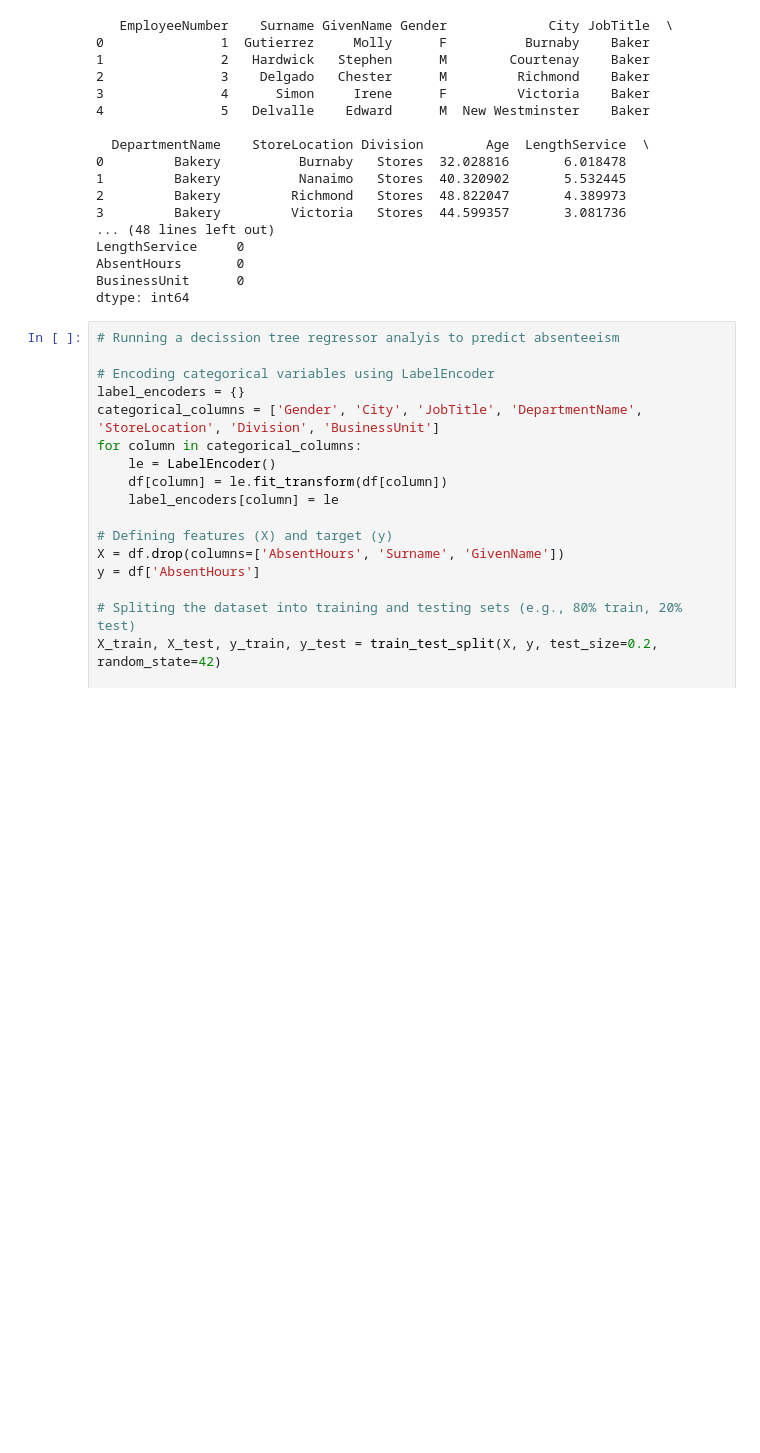
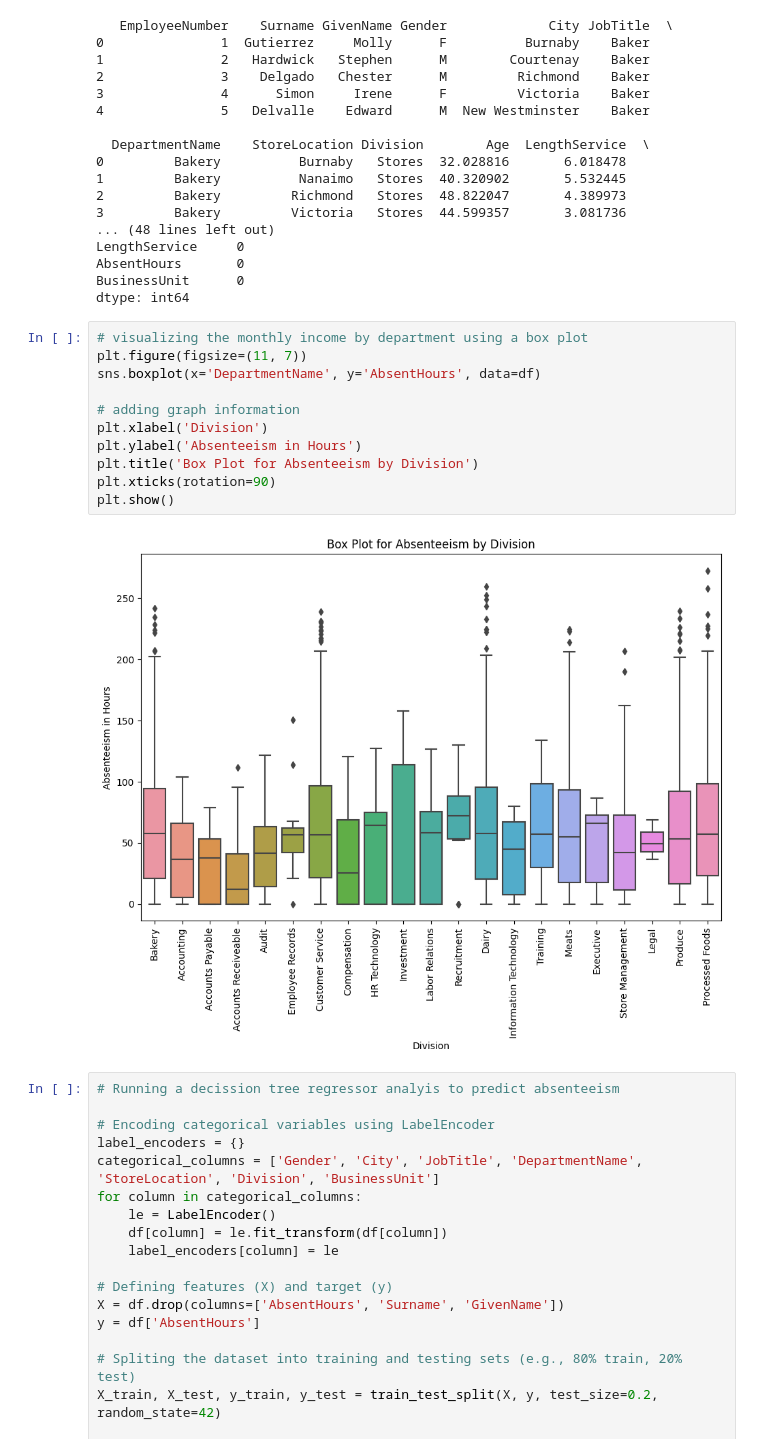
Before and after one commit to VladSaaS/peopleanlaytics, a Jupyter notebook: MFG Employee Absenteeism/MFGAbsenteeism.ipynb, the cells around one changed output. Saved outputs shown, nothing was run; the diff lists cells and outputs as text; blank space fills up the shorter version.

Commit message:
MFG box plot for absent hours by department

```diff
--- a/MFG Employee Absenteeism/MFGAbsenteeism.ipynb
+++ b/MFG Employee Absenteeism/MFGAbsenteeism.ipynb
@@ -42,6 +43,19 @@ LengthService     0
 AbsentHours       0
 BusinessUnit      0
 dtype: int64
+# %%
+# visualizing the monthly income by department using a box plot
+plt.figure(figsize=(11, 7))
+sns.boxplot(x='DepartmentName', y='AbsentHours', data=df)
+
+# adding graph information
+plt.xlabel('Division')
+plt.ylabel('Absenteeism in Hours')
+plt.title('Box Plot for Absenteeism by Division')
+plt.xticks(rotation=90)
+plt.show()
+# %% [output]
+[figure, added]
 # %%
 # Running a decission tree regressor analyis to predict absenteeism
 
```
Also changed, not shown: parts of 1 cell of this notebook.
